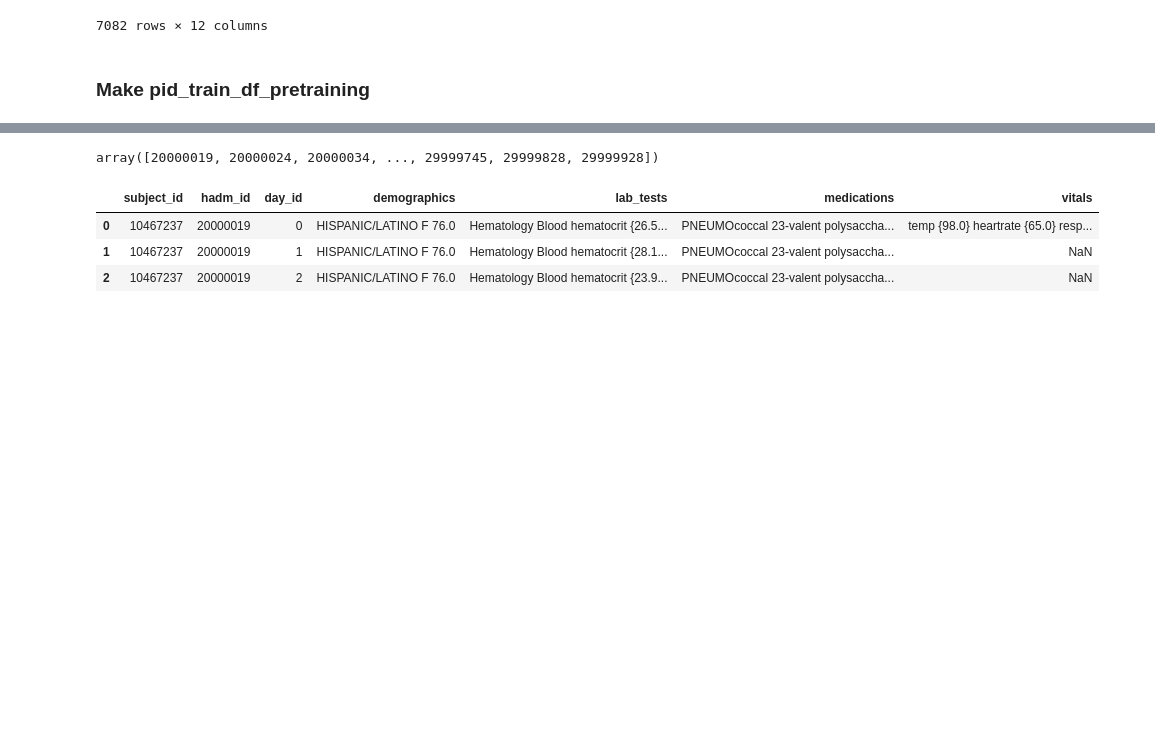
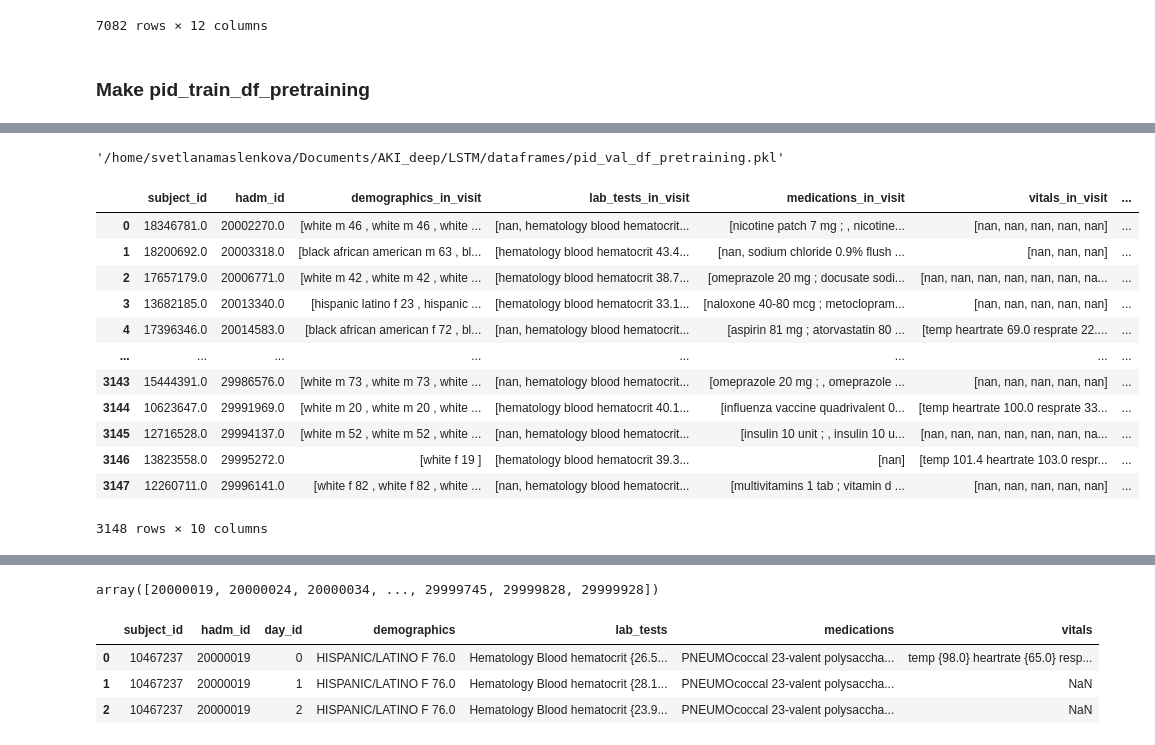
Before and after one commit to maslenkovas/aki_prediction, a Jupyter notebook: other/preprocessing.ipynb, the cells around one changed output, grey strips where cells are left out. Cells and saved outputs as stored; diff of their text form; code cells hidden in the pictures; blank space fills up the shorter version.

Commit message:
updated pretraining py

```diff
--- a/other/preprocessing.ipynb
+++ b/other/preprocessing.ipynb
@@ -2730,4 +2735,5 @@ make_pid_df(20010951, val_df_pre)
 # %%
-# with open(DF_PATH + 'pid_train_df_pretraining.pkl', 'rb') as f:
-#     pid_train_df_pretraining = pickle.load(f)
-# pid_train_df_pretraining.head()
+DF_PATH = '/home/svetlanamaslenkova/Documents/AKI_deep/LSTM/dataframes/'
+with open(DF_PATH + 'pid_train_df_pretraining.pkl', 'rb') as f:
+    pid_train_df_pretraining = pickle.load(f)
+pid_train_df_pretraining.head()
@@ -2737,0 +2754,4 @@ make_pid_df(20010951, val_df_pre)
+# %%
+e = make_pid_df(20299050.0)
+e = pd.DataFrame(e)
+e
@@ -2740,14 +2763,18 @@ make_pid_df(20010951, val_df_pre)
 import traceback
 import multiprocessing
 
-SAVE_TO_PATH = DF_PATH + 'pid_train_df_pretraining.pkl'
-pid_hamds = train_df_pre.hadm_id.unique().tolist()
+SAVE_TO_PATH = DF_PATH + 'pid_val_df_pretraining.pkl'
+# SAVE_TO_PATH = DF_PATH + 'mock.pkl'
+
+pid_hamds = val_df_pre.hadm_id.unique().tolist()
 
 print(f'Total {len(pid_hamds)} admissions')
 
 final_df = pd.DataFrame()
-chunk_size = 50000
+chunk_size = 5000
+# chunk_size = 50
 n_chunks = len(pid_hamds)//chunk_size
+# n_chunks = 1
 
 
 for i in range(0,n_chunks+1):
@@ -2792,6 +2812,29 @@ final_df.shape
+# %%
+SAVE_TO_PATH
+# %% [output]
+'/home/svetlanamaslenkova/Documents/AKI_deep/LSTM/dataframes/pid_val_df_pretraining.pkl'
 # %%
 with open(SAVE_TO_PATH, 'wb') as f:
     pickle.dump(final_df, f, protocol=pickle.HIGHEST_PROTOCOL)
+# %%
+with open(DF_PATH + 'pid_val_df_pretraining.pkl', 'rb') as f:
+    pid_val_df_pretraining = pickle.load(f)
+# %%
+pid_val_df_pretraining
+# %% [output]
+|  | subject_id | hadm_id | demographics_in_visit | lab_tests_in_visit | medications_in_visit | vitals_in_visit | ... |
+| 0 | 18346781.0 | 20002270.0 | [white m 46 , white m 46 , white ... | [nan, hematology blood hematocrit... | [nicotine patch 7 mg ; , nicotine... | [nan, nan, nan, nan, nan] | ... |
+| 1 | 18200692.0 | 20003318.0 | [black african american m 63 , bl... | [hematology blood hematocrit 43.4... | [nan, sodium chloride 0.9% flush ... | [nan, nan, nan] | ... |
+| 2 | 17657179.0 | 20006771.0 | [white m 42 , white m 42 , white ... | [hematology blood hematocrit 38.7... | [omeprazole 20 mg ; docusate sodi... | [nan, nan, nan, nan, nan, nan, na... | ... |
+| 3 | 13682185.0 | 20013340.0 | [hispanic latino f 23 , hispanic ... | [hematology blood hematocrit 33.1... | [naloxone 40-80 mcg ; metoclopram... | [nan, nan, nan, nan, nan] | ... |
+| 4 | 17396346.0 | 20014583.0 | [black african american f 72 , bl... | [nan, hematology blood hematocrit... | [aspirin 81 mg ; atorvastatin 80 ... | [temp heartrate 69.0 resprate 22.... | ... |
+| ... | ... | ... | ... | ... | ... | ... | ... |
+| 3143 | 15444391.0 | 29986576.0 | [white m 73 , white m 73 , white ... | [nan, hematology blood hematocrit... | [omeprazole 20 mg ; , omeprazole ... | [nan, nan, nan, nan, nan] | ... |
+| 3144 | 10623647.0 | 29991969.0 | [white m 20 , white m 20 , white ... | [hematology blood hematocrit 40.1... | [influenza vaccine quadrivalent 0... | [temp heartrate 100.0 resprate 33... | ... |
+| 3145 | 12716528.0 | 29994137.0 | [white m 52 , white m 52 , white ... | [nan, hematology blood hematocrit... | [insulin 10 unit ; , insulin 10 u... | [nan, nan, nan, nan, nan, nan, na... | ... |
+| 3146 | 13823558.0 | 29995272.0 | [white f 19 ] | [hematology blood hematocrit 39.3... | [nan] | [temp 101.4 heartrate 103.0 respr... | ... |
+| 3147 | 12260711.0 | 29996141.0 | [white f 82 , white f 82 , white ... | [nan, hematology blood hematocrit... | [multivitamins 1 tab ; vitamin d ... | [nan, nan, nan, nan, nan] | ... |
+3148 rows × 10 columns
 # %%
 print(val_df_pre.hadm_id.unique().shape[0])
 print(train_df_pre.hadm_id.unique().shape[0])
```
Also changed, not shown: parts of 13 cells of this notebook, 5 other files.
